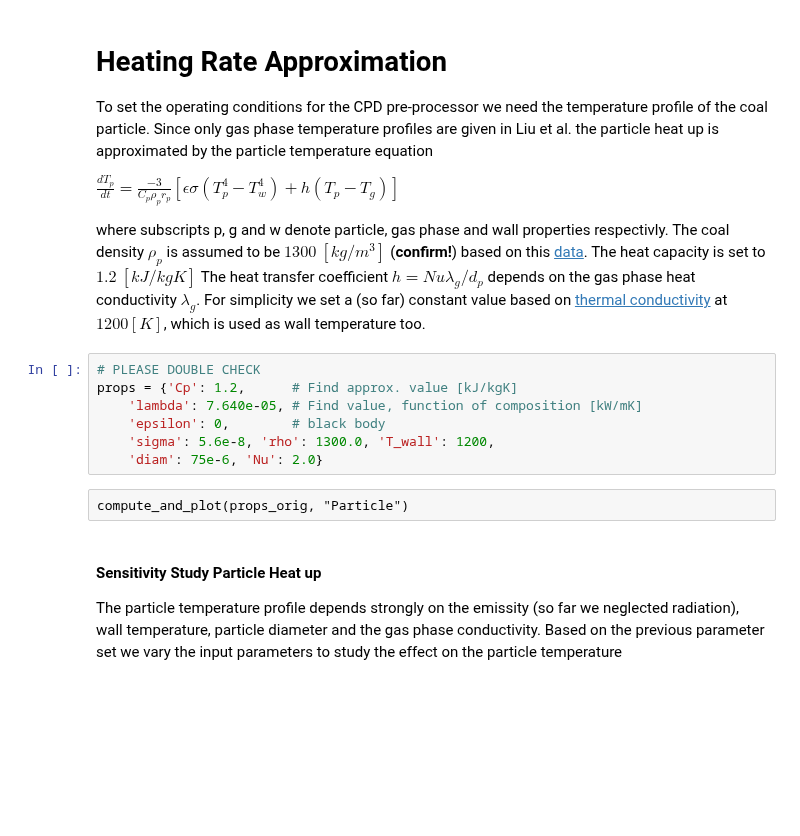
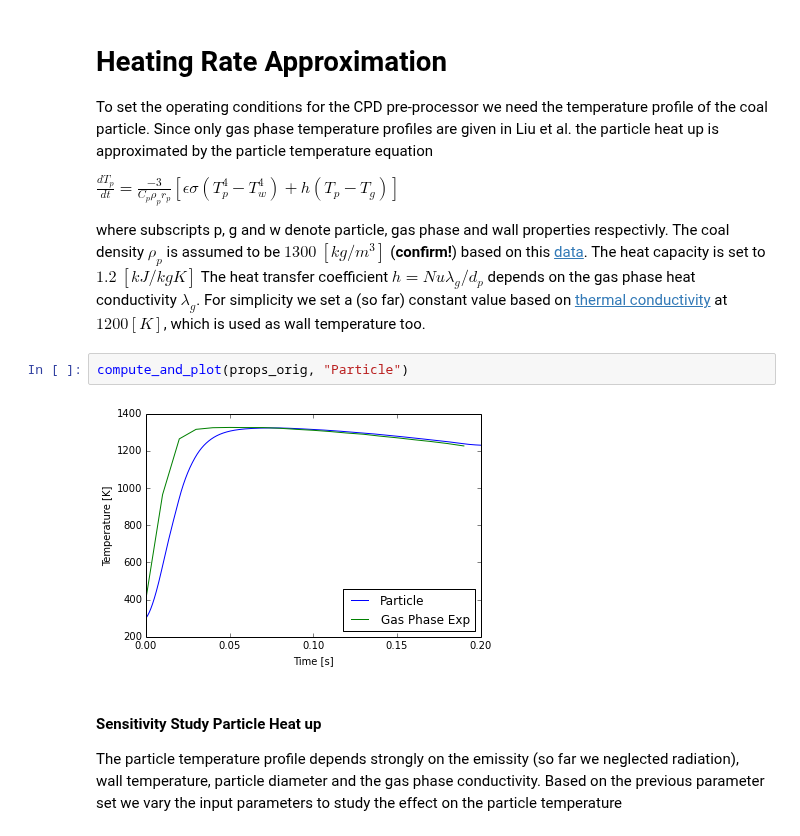
Before and after one commit to ostein/notebooks, a Jupyter notebook: pkp/BlackThunderClean.ipynb, the cells around one changed output. Cells and saved outputs as stored; diff of their text form; blank space fills up the shorter version.

```diff
--- a/pkp/BlackThunderClean.ipynb
+++ b/pkp/BlackThunderClean.ipynb
@@ -23,15 +23,10 @@ $\frac{dT_p}{dt}=\frac{-3}{C_p\rho_pr_p}\left[\epsilon\sigma
 (T^4_p-T^4_w) + h(T_p-T_g)\right]$
 
 where subscripts p, g and w denote particle, gas phase and wall properties respectivly. The coal density $\rho_p$ is assumed to be $ 1300~ \left[kg/m^3\right]$ (**confirm!**) based on this [data](http://www.ogj.com/articles/print/volume-97/issue-17/in-this-issue/general-interest/study-quantifies-powder-river-coal-seam-properties.html). The heat capacity is set to $1.2~ \left[kJ/kgK\right]$ The heat transfer coefficient $h=Nu\lambda_g/d_p$ depends on the gas phase heat conductivity $\lambda_g$. For simplicity we set a (so far) constant  value based on [thermal conductivity](http://www.engineeringtoolbox.com/dry-air-properties-d_973.html) at $1200\left[K\right]$, which is used as wall temperature too.
-# %%
-# PLEASE DOUBLE CHECK
-props = {'Cp': 1.2,      # Find approx. value [kJ/kgK]
-    'lambda': 7.640e-05, # Find value, function of composition [kW/mK]
-    'epsilon': 0,        # black body
-    'sigma': 5.6e-8, 'rho': 1300.0, 'T_wall': 1200,
-    'diam': 75e-6, 'Nu': 2.0}
-# %% [raw]
-compute_and_plot(props_orig, "Particle")
+# %%
+compute_and_plot(props_orig, "Particle")
+# %% [output]
+[figure, added]
 # %% [markdown]
 #### Sensitivity Study Particle Heat up
 The particle temperature profile depends strongly on the emissity (so far we neglected radiation), wall temperature, particle diameter and the gas phase conductivity. Based on the previous parameter set we vary the input parameters to study the effect on the particle temperature
```
Also changed, not shown: parts of 2 cells of this notebook.
